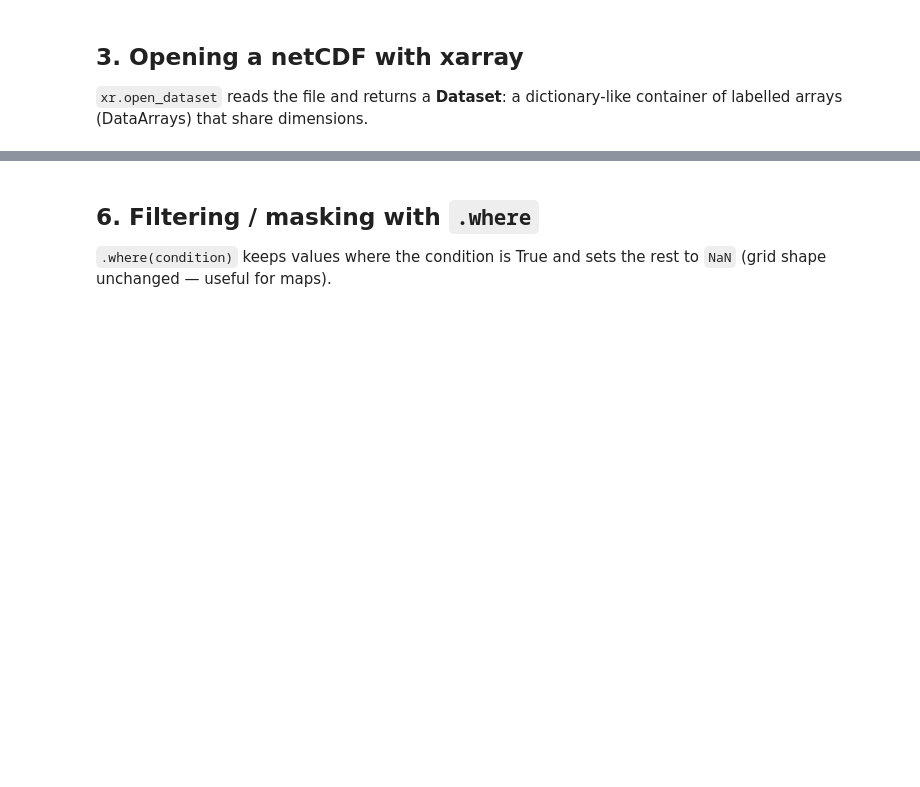
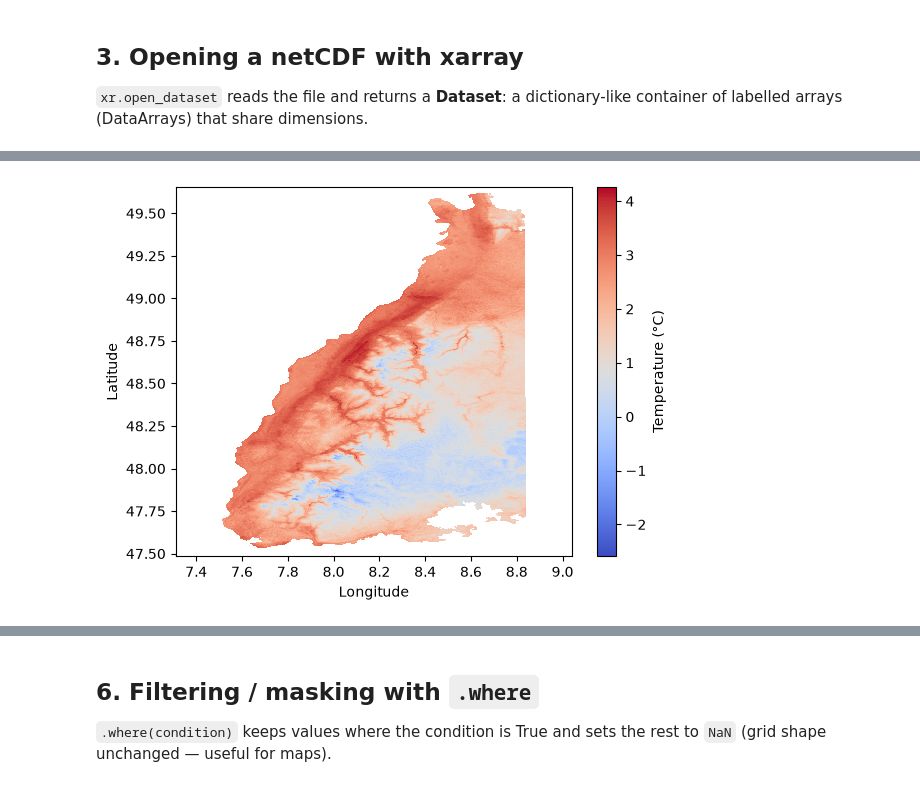
Before and after one commit to future-forests/coding-course, a Jupyter notebook: solution/05-geospatial-data.ipynb, the cells around one changed output, grey strips where cells are left out. Cells and saved outputs as stored; diff of their text form; code cells hidden in the pictures; blank space fills up the shorter version.

```diff
--- a/solution/05-geospatial-data.ipynb
+++ b/solution/05-geospatial-data.ipynb
@@ -135,7 +163,10 @@ Reductions such as `.mean()`, `.min()`, `.max()` can run along one or more named
 # %%
-# Mean over time for the Freiburg–Hartheim box → one map for January
-DemoBox = Temp.sel(lon=slice(7.5, 8.1), lat=slice(48.15, 47.75))
-JanMeanMap = DemoBox.mean(dim="time").compute()
-JanMeanMap.plot(figsize=(8, 6), cmap="coolwarm")
-plt.title("January 2024 mean predicted temperature (Freiburg–Hartheim box)")
+JanMeanMap = Temp.mean(dim="time")
+
+plt.pcolormesh(JanMeanMap.lon, JanMeanMap.lat, JanMeanMap, cmap="coolwarm", shading="auto")
+plt.colorbar(label="Temperature (°C)")
+plt.xlabel("Longitude")
+plt.ylabel("Latitude")
 plt.show()
+# %% [output]
+[figure, added]
```
Also changed, not shown: parts of 34 cells of this notebook, 6 other files.
